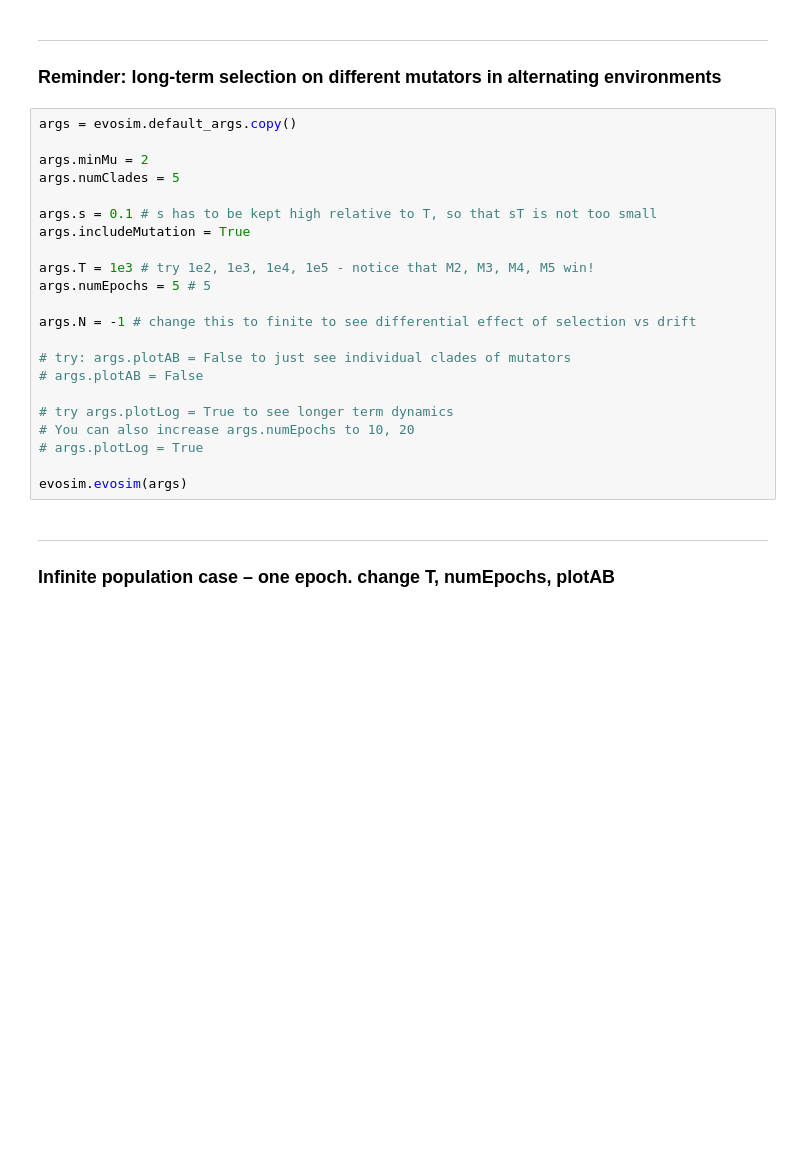
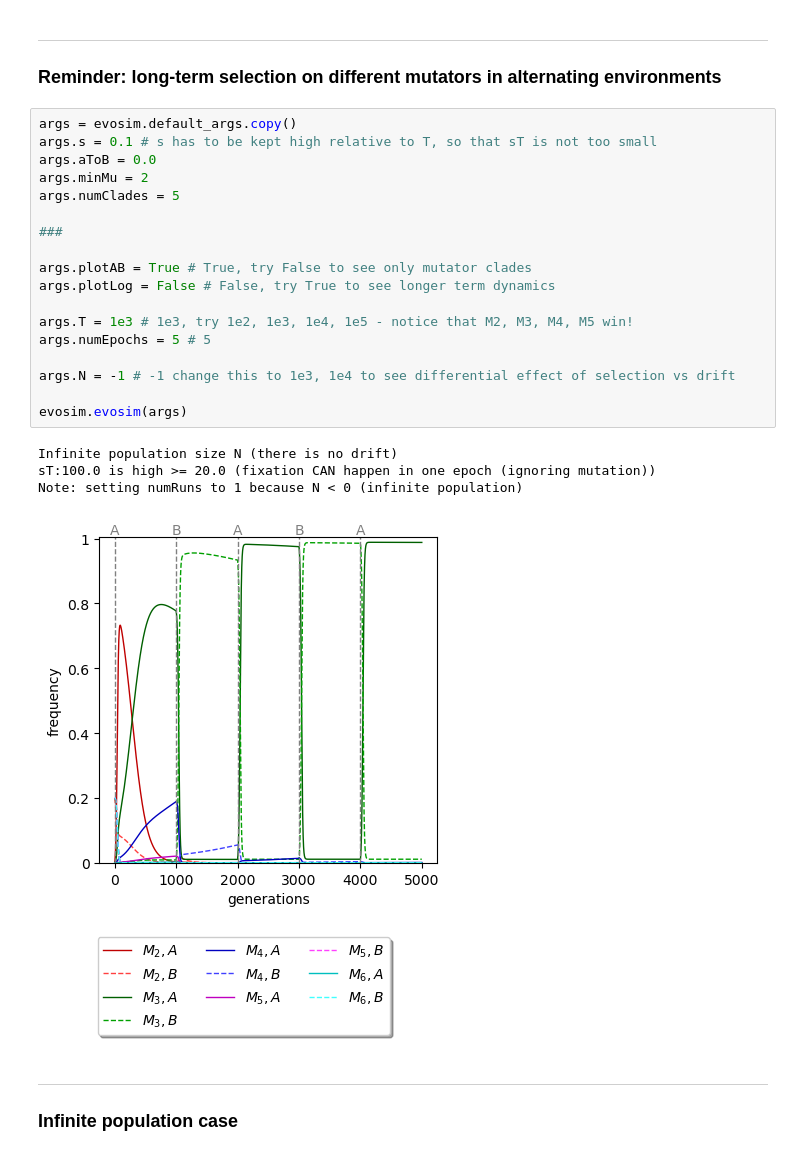
Before and after one commit to mepster/evosim, a Jupyter notebook: class4.ipynb, the cells around one changed output. Saved outputs shown, nothing was run; the diff lists cells and outputs as text; blank space fills up the shorter version.

```diff
--- a/class4.ipynb
+++ b/class4.ipynb
@@ -29,28 +33,29 @@ display("default arguments:", evosim.default_args)
 ### Reminder: long-term selection on different mutators in alternating environments
 # %%
 args = evosim.default_args.copy()
-
+args.s = 0.1 # s has to be kept high relative to T, so that sT is not too small
+args.aToB = 0.0
 args.minMu = 2
 args.numClades = 5
 
-args.s = 0.1 # s has to be kept high relative to T, so that sT is not too small
-args.includeMutation = True
+###
 
-args.T = 1e3 # try 1e2, 1e3, 1e4, 1e5 - notice that M2, M3, M4, M5 win!
+args.plotAB = True # True, try False to see only mutator clades
+args.plotLog = False # False, try True to see longer term dynamics
+
+args.T = 1e3 # 1e3, try 1e2, 1e3, 1e4, 1e5 - notice that M2, M3, M4, M5 win!
 args.numEpochs = 5 # 5
 
-args.N = -1 # change this to finite to see differential effect of selection vs drift
-
-# try: args.plotAB = False to just see individual clades of mutators
-# args.plotAB = False
-
-# try args.plotLog = True to see longer term dynamics
-# You can also increase args.numEpochs to 10, 20
-# args.plotLog = True
+args.N = -1 # -1 change this to 1e3, 1e4 to see differential effect of selection vs drift
 
 evosim.evosim(args)
+# %% [output]
+Infinite population size N (there is no drift)
+sT:100.0 is high >= 20.0 (fixation CAN happen in one epoch (ignoring mutation))
+Note: setting numRuns to 1 because N < 0 (infinite population)
+[figure, added]
 # %% [markdown]
 ---
-### Infinite population case – one epoch. change T, numEpochs, plotAB
+### Infinite population case
 # %%
 args = evosim.default_args.copy()
```
Also changed, not shown: parts of 24 cells of this notebook, 1 other file.
